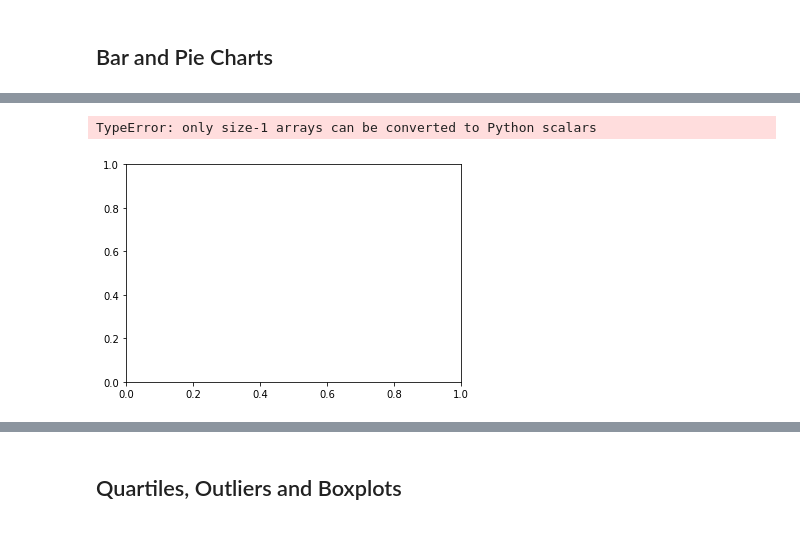
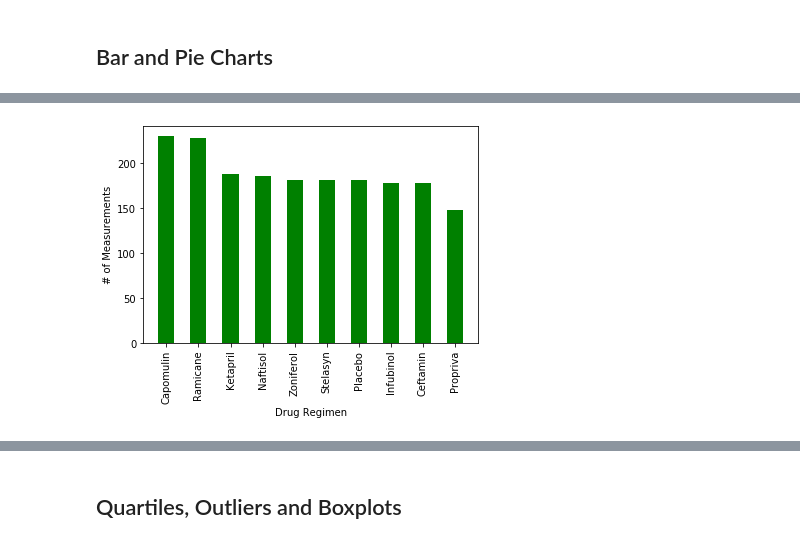
Before and after one commit to gigilynne/MatplotlibChallenge, a Jupyter notebook: pymaceuticals_analysis.ipynb, the cells around one changed output, grey strips where cells are left out. Saved outputs shown, nothing was run; the diff lists cells and outputs as text; code cells hidden in the pictures.

```diff
--- a/pymaceuticals_analysis.ipynb
+++ b/pymaceuticals_analysis.ipynb
@@ -416,32 +396,18 @@ y_axis
-# %%
-# Generate a bar plot showing the total number of measurements taken on each drug regimen using pyplot.
-#height = clean_group.count()
-x_axis = np.arange(len("Drug Regimen"))
-x_axis
-
-
-# Create a bar chart based upon the above data
-plt.bar(x_axis, y_axis, color="g", align="center")
-
-# Create the ticks for our bar chart's x axis
-tick_locations = [value for value in x_axis]
-plt.xticks(tick_locations, drug_regimen)
-
-# Set the limits of the x axis
-plt.xlim(-0.75, len(x_axis)-0.25)
-
-# Set the limits of the y axis
-plt.ylim(0, max(drug_data)+0.4)
-
-# Give the chart a title, x label, and y label
-plt.title("Measurements by Regimen (matplotlib)")
-plt.xlabel("Drug Regimen")
-plt.ylabel("Timepoint")
-
-#show the plot
-plt.show()
-# %% [output]
-TypeError: only size-1 arrays can be converted to Python scalars
-[figure, removed]
+# %%
+# Generate a bar plot showing the total number of measurements taken on each drug regimen using pyplot.
+
+# Get drug regimen with total number of measurements data
+height = clean_study_df['Drug Regimen'].value_counts() #height is the same as drug_data variable for simplicity
+
+#create bar plot
+plt.bar(height.index.values, height.values,color="g", width=0.50)
+
+#generate labels, rotate, and display plot
+plt.xlabel("Drug Regimen")
+plt.xticks(rotation=90)#rotate labels to match pandas
+plt.ylabel("# of Measurements")
+plt.show()
+# %% [output]
+[figure, added]
 # %%
 # Generate a pie plot showing the distribution of female versus male mice using pandas
```
Also changed, not shown: parts of 3 cells of this notebook.
